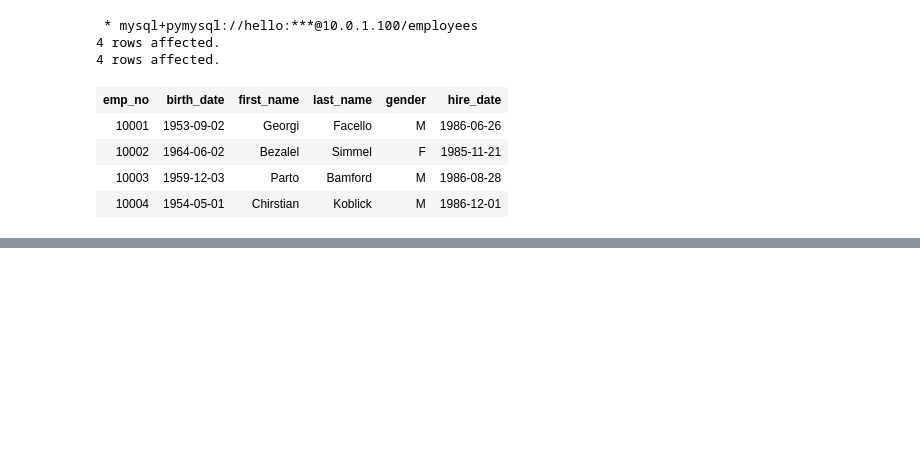
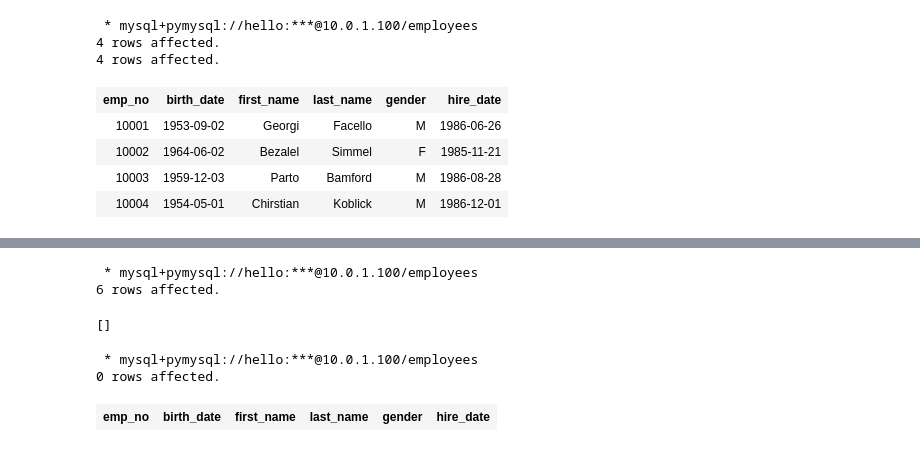
Before and after one commit to mixigroup/2019ProperTrainingDataBase, a Jupyter notebook: notebooks/20_CRUD.ipynb, the cells around one changed output, grey strips where cells are left out. Saved outputs shown, nothing was run; the diff lists cells and outputs as text; code cells hidden in the pictures; blank space fills up the shorter version.

```diff
--- a/notebooks/20_CRUD.ipynb
+++ b/notebooks/20_CRUD.ipynb
@@ -131,0 +165,14 @@ select * from tmp.new_employees;
+# %%
+%%sql
+delete from tmp.new_employees;
+# %% [output]
+ * mysql+pymysql://hello:***@10.0.1.100/employees
+6 rows affected.
+[]
+# %%
+%%sql
+select * from tmp.new_employees;
+# %% [output]
+ * mysql+pymysql://hello:***@10.0.1.100/employees
+0 rows affected.
+| emp_no | birth_date | first_name | last_name | gender | hire_date |
```
Also changed, not shown: parts of 26 cells of this notebook, 2 other files.
